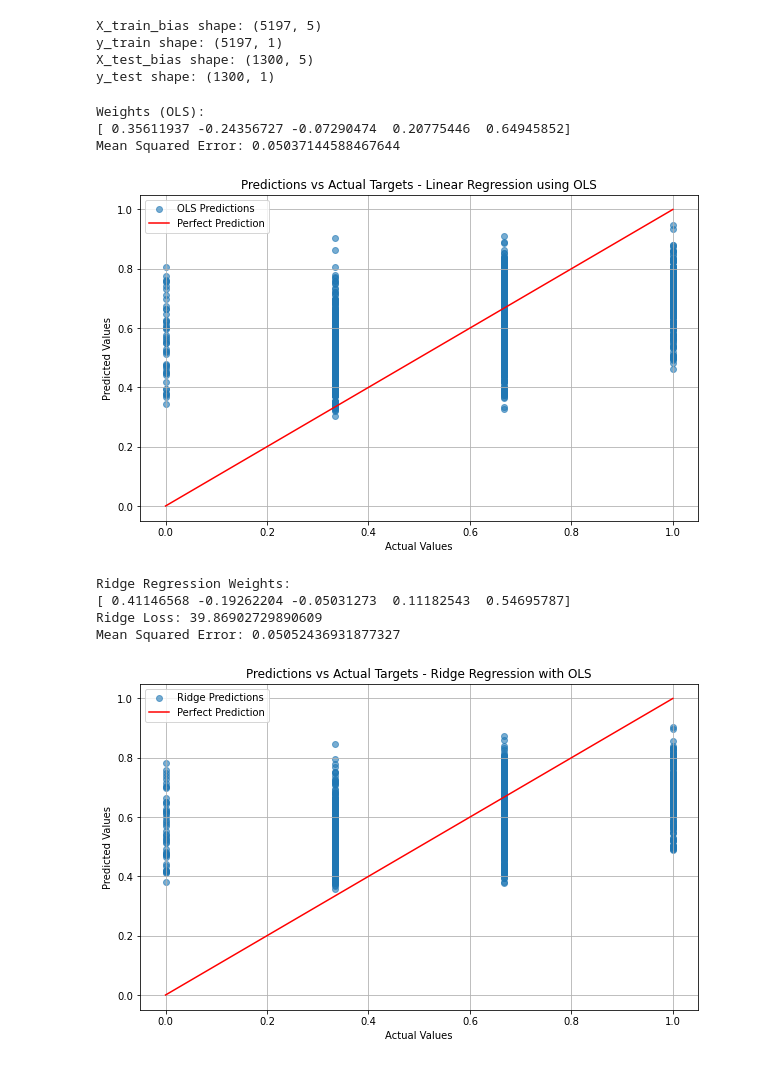
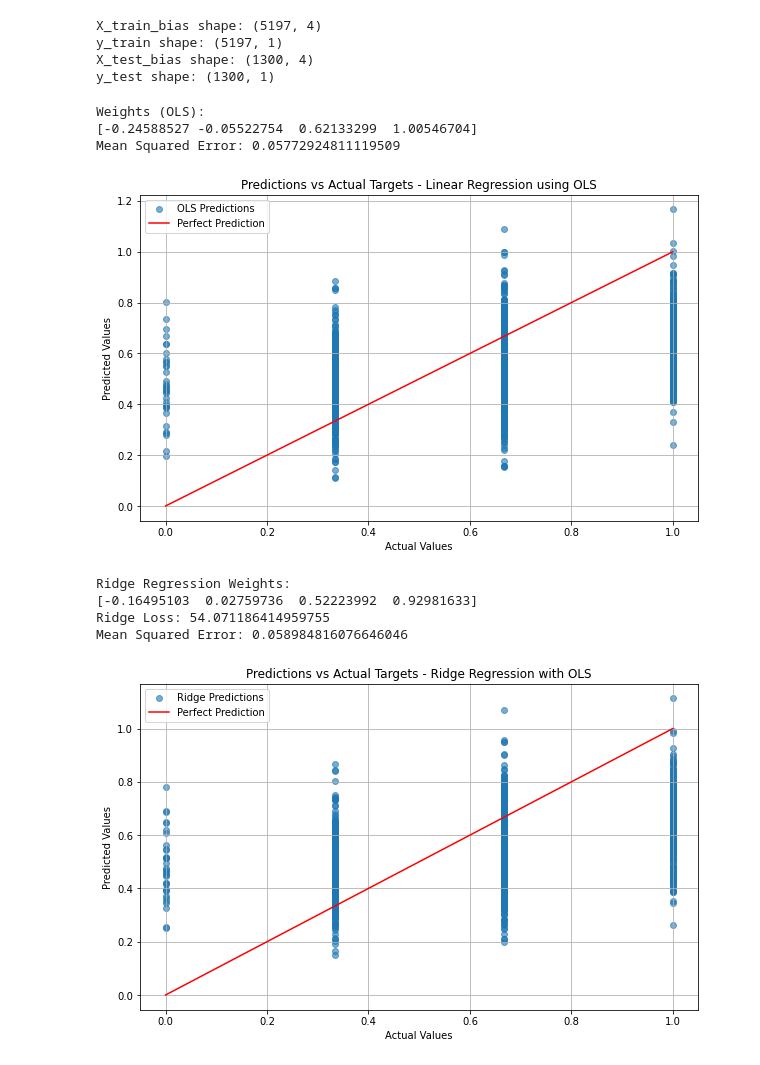
Before and after one commit to MythriShivakumar/A1_ML, a Jupyter notebook: A1_task_3.ipynb, the cells around one changed output. Cells and saved outputs as stored; diff of their text form; code cells hidden in the pictures.

```diff
--- a/A1_task_3.ipynb
+++ b/A1_task_3.ipynb
@@ -23,6 +23,7 @@ memory usage: 355.4 KB
 # %%
 X = corelated_df[['volatile acidity', 'chlorides', 'density', 'alcohol']].values
 y = corelated_df['quality'].values.reshape(-1, 1)
+
 N = X.shape[0]
 train_size = int(0.8 * N)
 index_number = np.arange(N)
@@ -33,53 +34,58 @@ X_train = X[train_indices]
 y_train = y[train_indices]
 X_test = X[test_indices]
 y_test = y[test_indices]
-min_values = X_train.min(axis=0)
-max_values = X_train.max(axis=0)
-X_train_normalized = (X_train - min_values) / (max_values - min_values)
-X_test_normalized = (X_test - min_values) / (max_values - min_values)
-X_train_bias = np.c_[np.ones((X_train_normalized.shape[0], 1)), X_train_normalized]
-X_test_bias = np.c_[np.ones((X_test_normalized.shape[0], 1)), X_test_normalized]
+min_values_x = X_train.min(axis=0)
+max_values_x = X_train.max(axis=0)
+min_values_xt = X_test.min(axis=0)
+max_values_xt = X_test.max(axis=0)
+min_values_y = y_train.min(axis = 0)
+max_values_y = y_train.max(axis = 0)
+min_values_yt = y_test.min(axis = 0)
+max_values_yt = y_test.max(axis = 0)
+X_train_normalized = (X_train - min_values_x) / (max_values_x - min_values_x)
+X_test_normalized = (X_test - min_values_xt) / (max_values_xt - min_values_xt)
+y_train_normalized = (y_train - min_values_y) / (max_values_y - min_values_y)
+y_test_normalized = (y_test - min_values_yt) / (max_values_yt - min_values_yt)
 
-print("X_train_bias shape:", X_train_bias.shape)
+print("X_train_bias shape:", X_train_normalized.shape)
 print("y_train shape:", y_train.shape)
-print("X_test_bias shape:", X_test_bias.shape)
+print("X_test_bias shape:", X_test_normalized.shape)
 print("y_test shape:", y_test.shape)
 # %% [output]
-X_train_bias shape: (5197, 5)
+X_train_bias shape: (5197, 4)
 y_train shape: (5197, 1)
-X_test_bias shape: (1300, 5)
+X_test_bias shape: (1300, 4)
 y_test shape: (1300, 1)
 # %%
 def calculate_weights(X, y):
     return np.linalg.inv(X.T @ X) @ X.T @ y
 
 def calculate_mse(y_true, y_pred):
     return np.mean((y_true - y_pred) ** 2)
 
-w = calculate_weights(X_train_bias, y_train)
-y_pred_ols = X_test_bias @ w
+w = calculate_weights(X_train_normalized, y_train)
+y_pred_ols = X_test_normalized @ w
 mse = calculate_mse(y_test, y_pred_ols)
 print(f'Weights (OLS):\n{w.flatten()}')
 print(f'Mean Squared Error: {mse}')
 plt.figure(figsize=(10, 6))
 plt.scatter(y_test, y_pred_ols, alpha=0.6, label='OLS Predictions')
 plt.plot([y_test.min(), y_test.max()], [y_test.min(), y_test.max()], color='red', linestyle='-', label='Perfect Prediction')
 plt.title('Predictions vs Actual Targets - Linear Regression using OLS')
 plt.xlabel('Actual Values')
 plt.ylabel('Predicted Values')
 plt.legend()
 plt.grid()
 plt.show()
 # %% [output]
 Weights (OLS):
-[ 0.35611937 -0.24356727 -0.07290474  0.20775446  0.64945852]
-Mean Squared Error: 0.05037144588467644
+[-0.24588527 -0.05522754  0.62133299  1.00546704]
+Mean Squared Error: 0.05772924811119509
-[figure, old version]
+[figure, new version]
 # %%
 def ridge_regression_weights(X, y, lambd):
-    X_bias = np.c_[np.ones((X.shape[0], 1)), X]
-    I = np.eye(X_bias.shape[1])
-    w = np.linalg.inv(X_bias.T @ X_bias + lambd * I) @ X_bias.T @ y
+    I = np.eye(X.shape[1])
+    w = np.linalg.inv(X.T @ X + lambd * I) @ X.T @ y
     return w
 
 def ridge_objective_function(w, X, y, lambd):
@@ -89,8 +95,8 @@ def ridge_objective_function(w, X, y, lambd):
 
 lambd = 27
 w_ridge = ridge_regression_weights(X_train, y_train, lambd)
-y_pred_ridge = X_test_bias @ w_ridge
-loss = ridge_objective_function(w_ridge, X_test_bias, y_test, lambd)
+y_pred_ridge = X_test_normalized @ w_ridge
+loss = ridge_objective_function(w_ridge, X_test_normalized, y_test, lambd)
 mse = calculate_mse(y_test, y_pred_ridge)
 print(f'Ridge Regression Weights:\n{w_ridge.flatten()}')
 print(f'Ridge Loss: {loss}')
@@ -106,7 +112,7 @@ plt.grid()
 plt.show()
 # %% [output]
 Ridge Regression Weights:
-[ 0.41146568 -0.19262204 -0.05031273  0.11182543  0.54695787]
-Ridge Loss: 39.86902729890609
-Mean Squared Error: 0.05052436931877327
+[-0.16495103  0.02759736  0.52223992  0.92981633]
+Ridge Loss: 54.071186414959755
+Mean Squared Error: 0.058984816076646046
-[figure, old version]
+[figure, new version]
```
Also changed, not shown: 2 other files.
